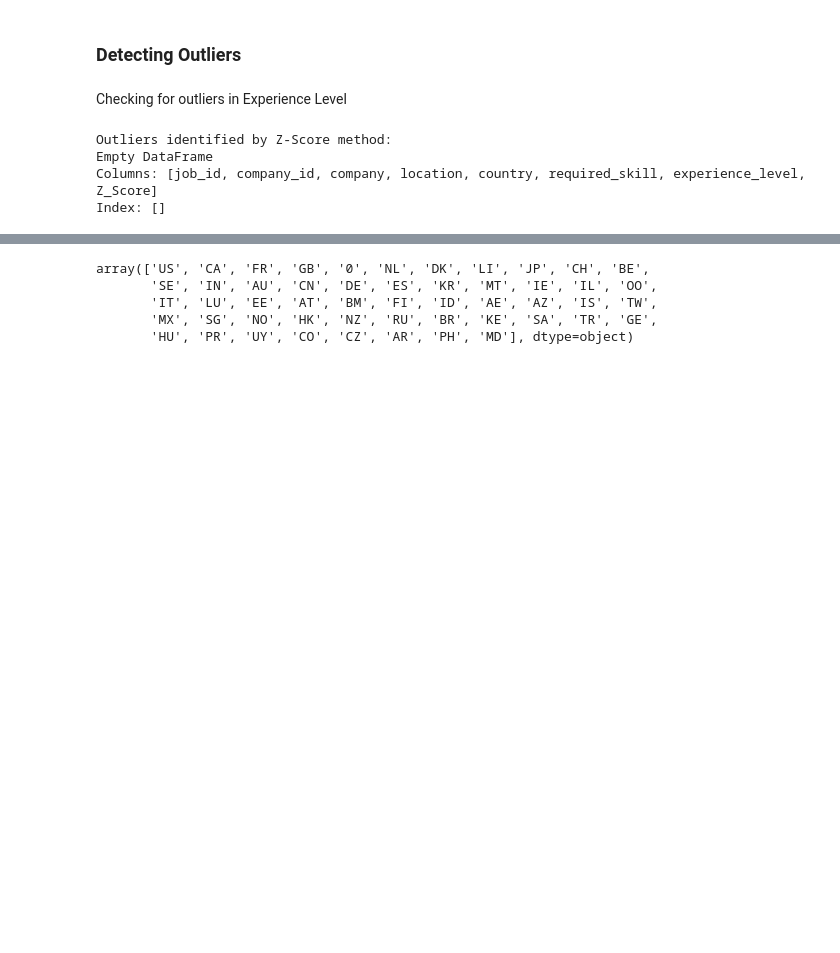
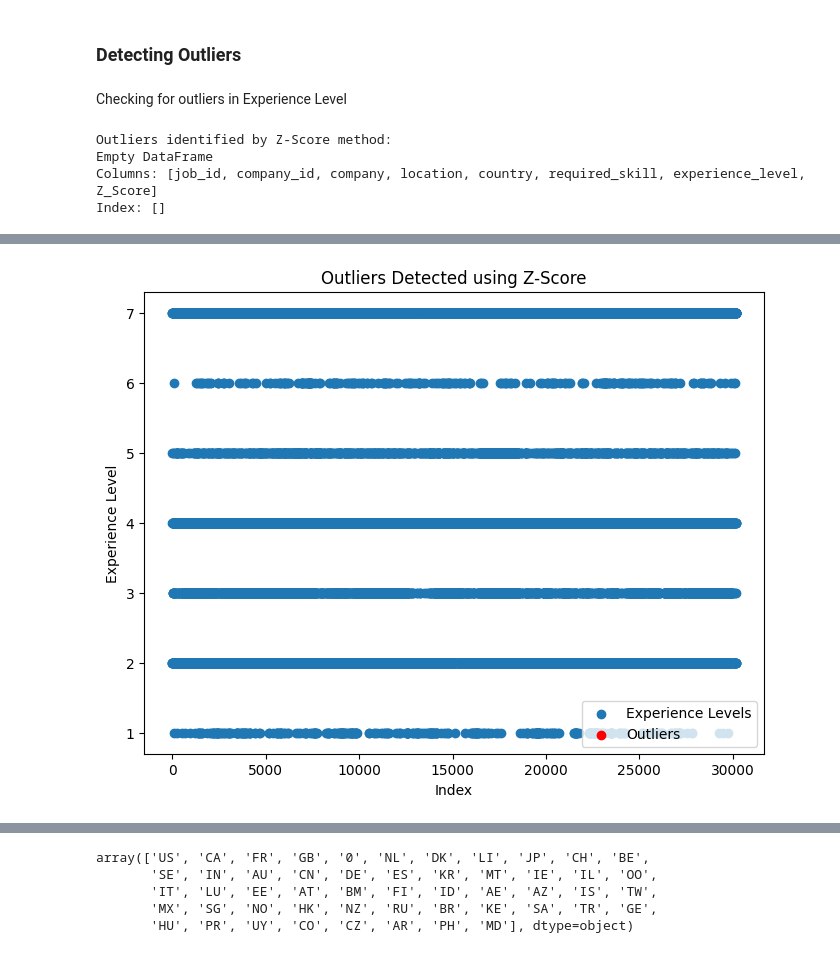
Before and after one commit to FlorianHalimi/LinkedIn-Job-Analysis-Data-Preprocessing-Visualization, a Jupyter notebook: data_preprocessing.ipynb, the cells around one changed output, grey strips where cells are left out. Drawn from its saved outputs; the diff is of its cells as text; code cells hidden in the pictures; blank space fills up the shorter version.

```diff
--- a/data_preprocessing.ipynb
+++ b/data_preprocessing.ipynb
@@ -406,0 +415,21 @@ plt.show()
+# %%
+# Statistical Outlier Detection (using Z-Score)
+def detect_outliers_zscore(data, threshold=3):
+    mean = np.mean(data)
+    std = np.std(data)
+    z_scores = np.abs((data - mean) / std)
+    return np.where(z_scores > threshold)
+
+data = merged_data_cleaned['experience_level'].values
+outliers_zscore = detect_outliers_zscore(data)
+
+plt.figure(figsize=(8, 6))
+plt.scatter(range(len(data)), data, label='Experience Levels')
+plt.scatter(outliers_zscore, data[outliers_zscore], color='red', label='Outliers')
+plt.title('Outliers Detected using Z-Score')
+plt.xlabel('Index')
+plt.ylabel('Experience Level')
+plt.legend()
+plt.show()
+# %% [output]
+[figure, added]
```
Also changed, not shown: parts of 24 cells of this notebook, 1 other file.
